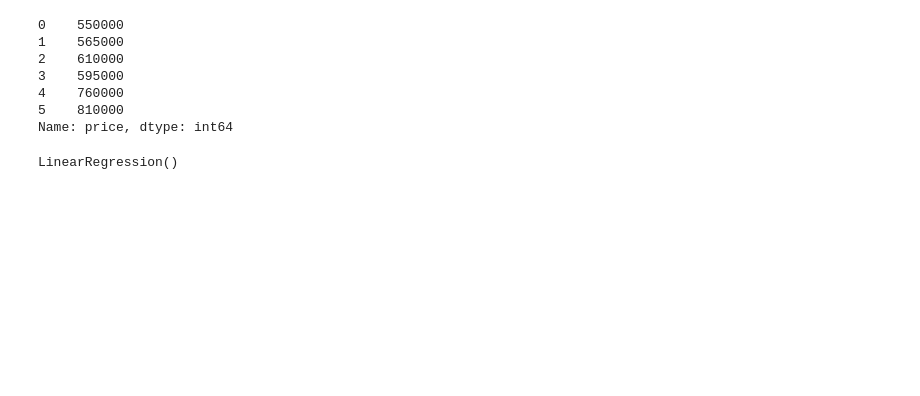
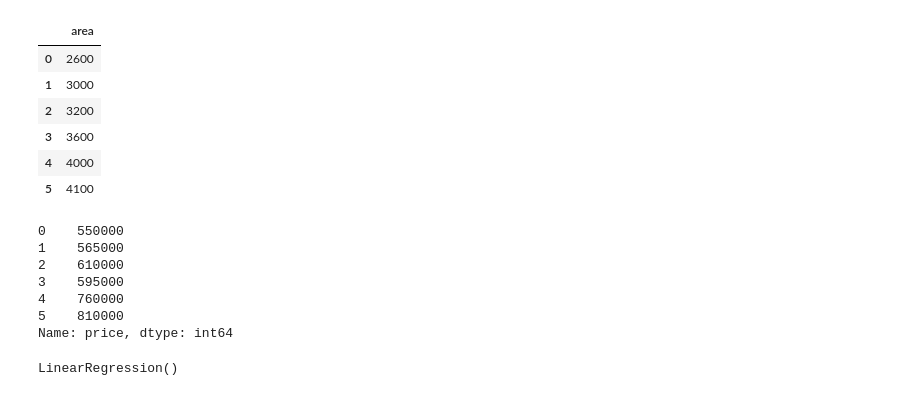
Before and after one commit to t-fahim/ML_from_zero, a Jupyter notebook: 05_Supervised_Learning_Regression/01_linear_regression.ipynb, the cells around one changed output. Saved outputs shown, nothing was run; the diff lists cells and outputs as text; code cells hidden in the pictures; blank space fills up the shorter version.

```diff
--- a/Supervised_Learning_Regression/Linear_regression_multiple_variable.ipynb
+++ b/05_Supervised_Learning_Regression/01_linear_regression.ipynb
@@ -44 +32,12 @@ X
+# %%
+area = df[["area"]]
+area
+# %% [output]
+|  | area |
+| 0 | 2600 |
+| 1 | 3000 |
+| 2 | 3200 |
+| 3 | 3600 |
+| 4 | 4000 |
+| 5 | 4100 |
 # %%
```
Also changed, not shown: parts of 16 cells of this notebook, 33 other files.
